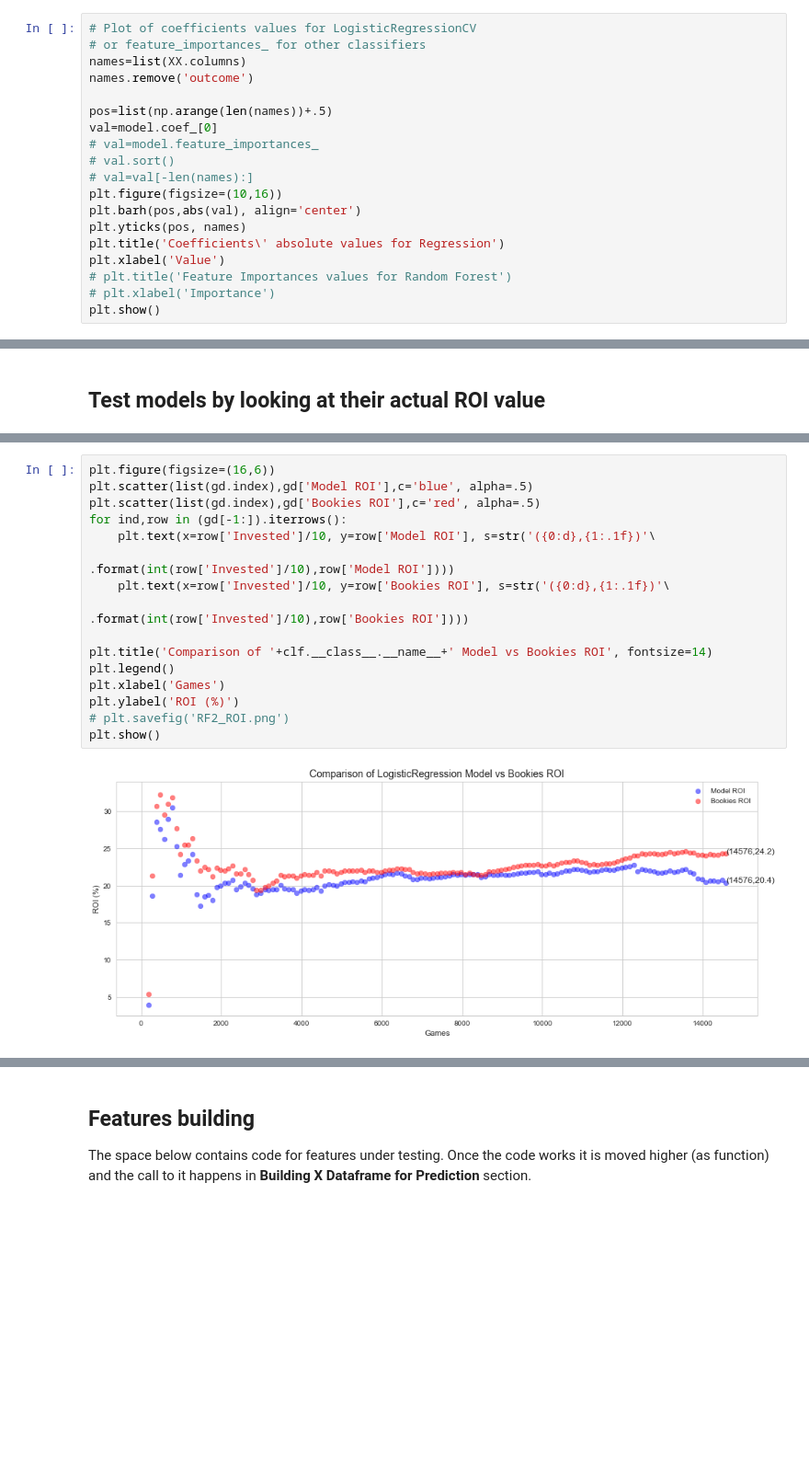
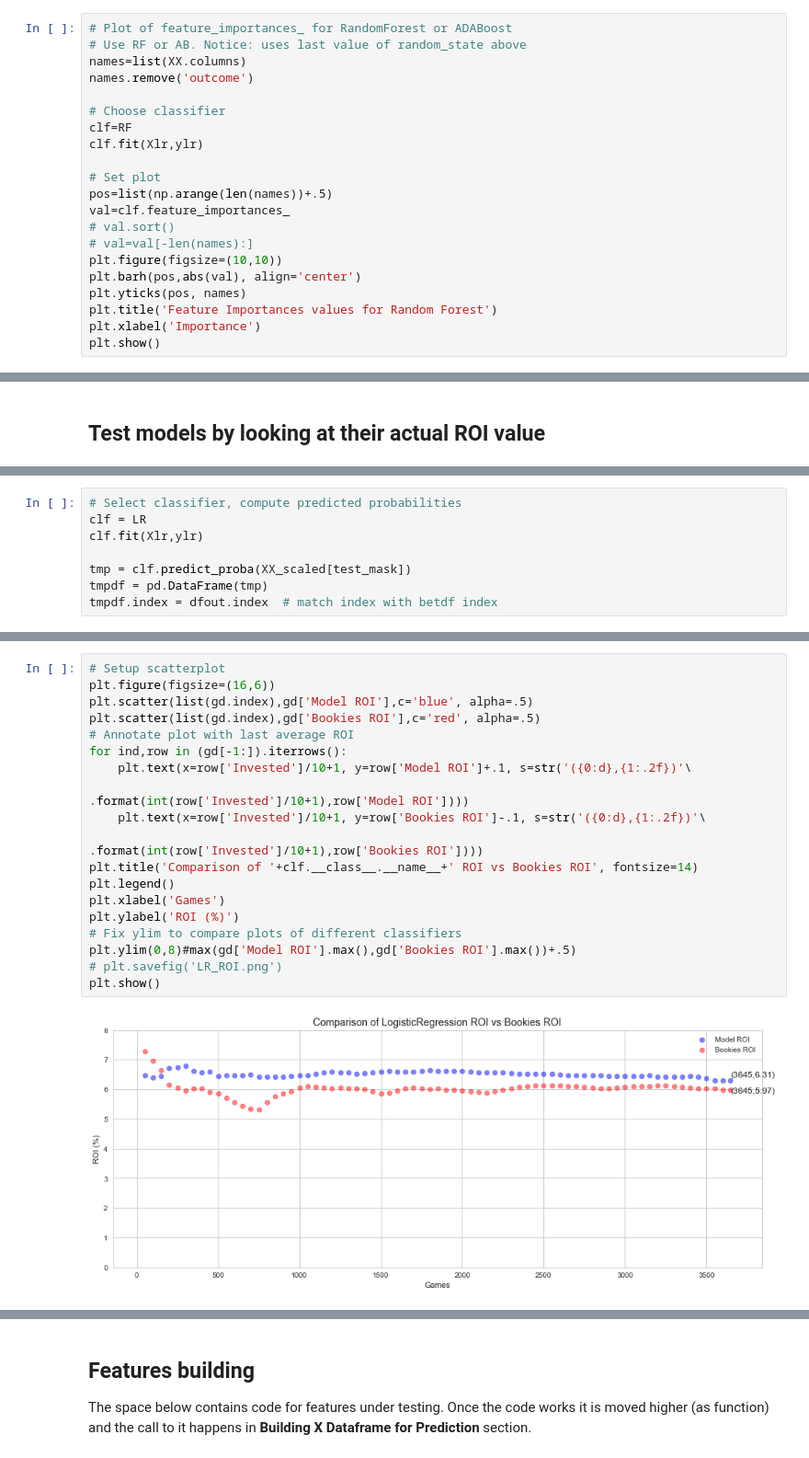
Before and after one commit to virtusgit/Springboard-DS-Intensive, a Jupyter notebook: Capstone Project/Feature Building Code.ipynb, the cells around one changed output, grey strips where cells are left out. Shown: that part at 92% size. Drawn from its saved outputs; the diff is of its cells as text; blank space fills up the shorter version.

```diff
--- a/Capstone Project/Feature Building Code.ipynb
+++ b/Capstone Project/Feature Building Code.ipynb
@@ -817,20 +920,22 @@ There were 918 Away Win predictions. 49.13% were correct.
 # %%
-# Plot of coefficients values for LogisticRegressionCV
-# or feature_importances_ for other classifiers
+# Plot of feature_importances_ for RandomForest or ADABoost
+# Use RF or AB. Notice: uses last value of random_state above
 names=list(XX.columns)
 names.remove('outcome')
 
+# Choose classifier
+clf=RF
+clf.fit(Xlr,ylr)
+
+# Set plot
 pos=list(np.arange(len(names))+.5)
-val=model.coef_[0]
-# val=model.feature_importances_
+val=clf.feature_importances_
 # val.sort()
 # val=val[-len(names):]
-plt.figure(figsize=(10,16))
+plt.figure(figsize=(10,10))
 plt.barh(pos,abs(val), align='center')
 plt.yticks(pos, names)
-plt.title('Coefficients\' absolute values for Regression')
-plt.xlabel('Value')
-# plt.title('Feature Importances values for Random Forest')
-# plt.xlabel('Importance')
+plt.title('Feature Importances values for Random Forest')
+plt.xlabel('Importance')
 plt.show()
 # %% [output]
@@ -976 +1101,9 @@ for col in avg_lst:
+# %%
+# Select classifier, compute predicted probabilities
+clf = LR
+clf.fit(Xlr,ylr)
+
+tmp = clf.predict_proba(XX_scaled[test_mask])
+tmpdf = pd.DataFrame(tmp)
+tmpdf.index = dfout.index  # match index with betdf index
 # %%
@@ -1034,21 +1174,24 @@ for games in gameslst:
 gd = pd.DataFrame.from_dict(gamesdict, orient='index')
 gd.columns = ['Invested', 'Model return', 'Model ROI', 'Bookies return', 'Bookies ROI']
 # %%
+# Setup scatterplot
 plt.figure(figsize=(16,6))
 plt.scatter(list(gd.index),gd['Model ROI'],c='blue', alpha=.5)
 plt.scatter(list(gd.index),gd['Bookies ROI'],c='red', alpha=.5)
+# Annotate plot with last average ROI
 for ind,row in (gd[-1:]).iterrows():
-    plt.text(x=row['Invested']/10, y=row['Model ROI'], s=str('({0:d},{1:.1f})'\
-                                                        .format(int(row['Invested']/10),row['Model ROI'])))
-    plt.text(x=row['Invested']/10, y=row['Bookies ROI'], s=str('({0:d},{1:.1f})'\
-                                                        .format(int(row['Invested']/10),row['Bookies ROI'])))
-
-plt.title('Comparison of '+clf.__class__.__name__+' Model vs Bookies ROI', fontsize=14)
+    plt.text(x=row['Invested']/10+1, y=row['Model ROI']+.1, s=str('({0:d},{1:.2f})'\
+                                                        .format(int(row['Invested']/10+1),row['Model ROI'])))
+    plt.text(x=row['Invested']/10+1, y=row['Bookies ROI']-.1, s=str('({0:d},{1:.2f})'\
+                                                        .format(int(row['Invested']/10+1),row['Bookies ROI'])))
+plt.title('Comparison of '+clf.__class__.__name__+' ROI vs Bookies ROI', fontsize=14)
 plt.legend()
 plt.xlabel('Games')
 plt.ylabel('ROI (%)')
-# plt.savefig('RF2_ROI.png')
+# Fix ylim to compare plots of different classifiers
+plt.ylim(0,8)#max(gd['Model ROI'].max(),gd['Bookies ROI'].max())+.5)
+# plt.savefig('LR_ROI.png')
 plt.show()
 # %% [output]
-[figure, old version]
+[figure, new version]
 # %% [markdown]
```
Also changed, not shown: parts of 57 cells of this notebook, 13 other files.
